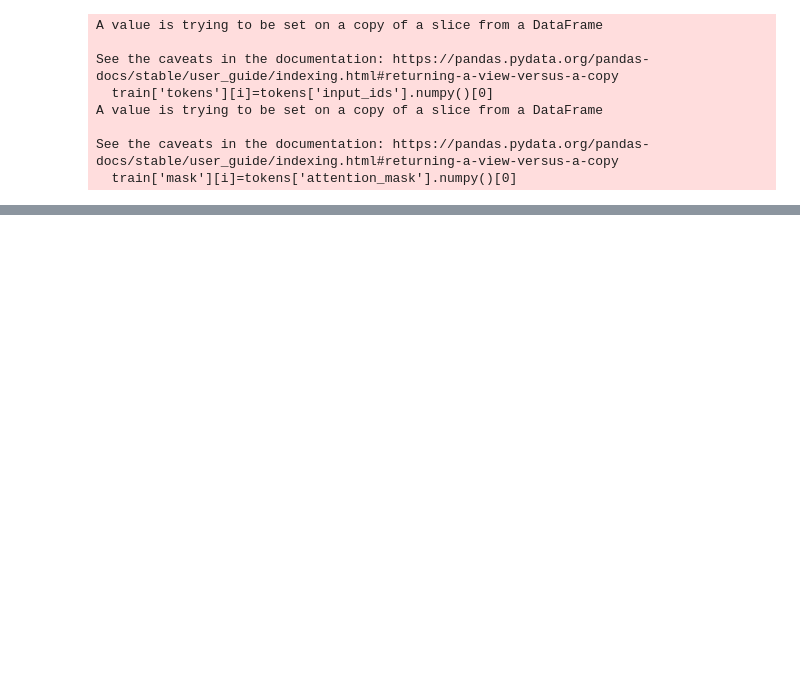
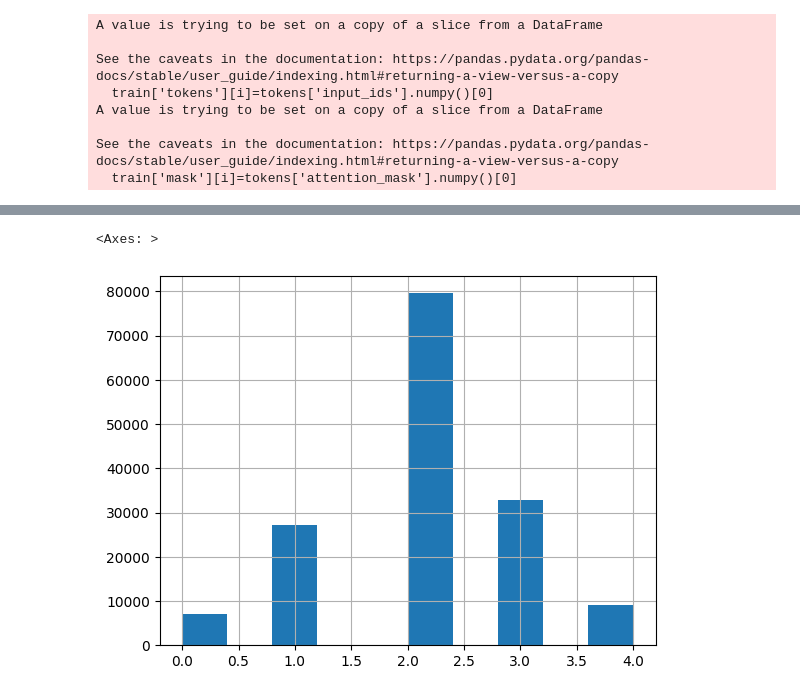
Before and after one commit to leonorsilva/projecto, a Jupyter notebook: Welcome_To_Colaboratory.ipynb, the cells around one changed output, grey strips where cells are left out. Cells and saved outputs as stored; diff of their text form; code cells hidden in the pictures; blank space fills up the shorter version.

```diff
--- a/Welcome_To_Colaboratory.ipynb
+++ b/Welcome_To_Colaboratory.ipynb
@@ -411,0 +385,5 @@ tensor([[0.1578, 0.2619, 0.1794, 0.1574, 0.2436],
+# %%
+train['Sentiment'].hist()
+# %% [output]
+<Axes: >
+[figure, added]
```
Also changed, not shown: parts of 12 cells of this notebook.
